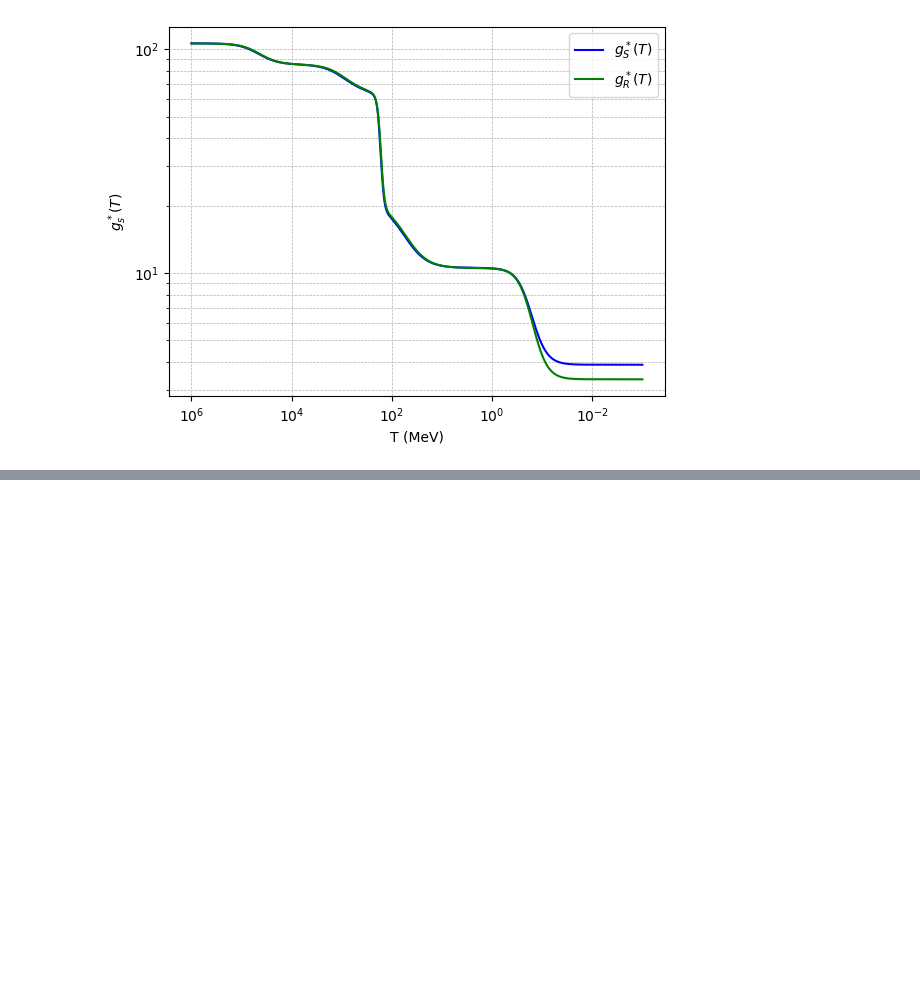
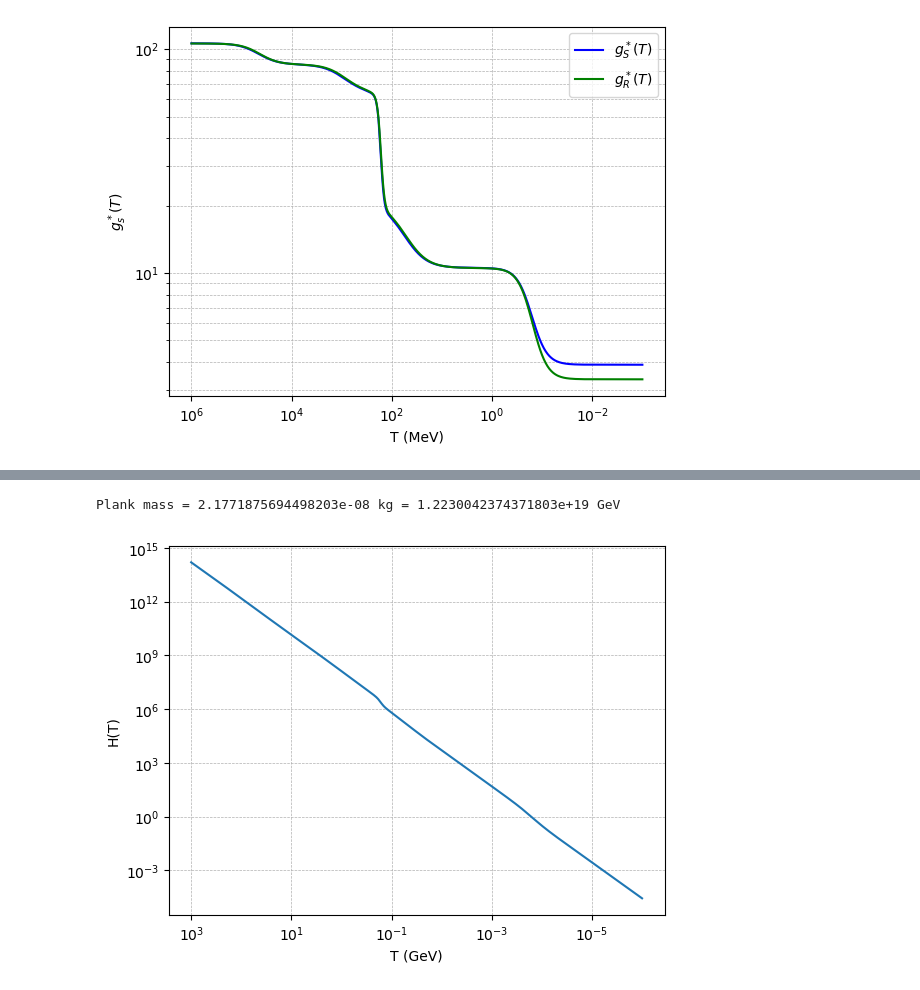
Before and after one commit to manns01/axionCosmo, a Jupyter notebook: axion_cosmo.ipynb, the cells around one changed output, grey strips where cells are left out. Drawn from its saved outputs; the diff is of its cells as text; code cells hidden in the pictures; blank space fills up the shorter version.

```diff
--- a/axion_cosmo.ipynb
+++ b/axion_cosmo.ipynb
@@ -356,0 +416,38 @@ plt.show()
+# %%
+h = 6.62607015e-34 ## Js
+hbar = h/(2*np.pi)
+c = 3.e8 ## m/s
+G = 6.67430e-11 ## N m^2/kg^2
+eVtoJ = 1.602176634e-19 ## J
+M_pl = np.sqrt(hbar*c/G) ## np.sqrt(hbar*c/(8*np.pi*G))
+print(rf'Plank mass = {M_pl} kg = {M_pl*c**2/(eVtoJ*1.e9)} GeV')
+
+aR_0 = 1.21
+aR_1 = [0.572, 0.330, 0.579, 0.138, 0.108]
+aR_2 = [-8.77, -2.95, -1.80, -0.162, 3.76]
+aR_3 = [0.682, 1.01, 0.165, 0.934, 0.869]
+
+def gR(T):
+    sum = 0
+    for i in range(5):
+        term = aR_1[i] * (1 + np.tanh((np.log(T) - aR_2[i]) / aR_3[i])) ## log(T) where T is in GeV
+        sum += term
+    return np.exp(aR_0 + sum)
+
+def Hubble_param(T):
+    H = np.sqrt(((np.pi)**2)*gR(T)/90) * (T**2/M_pl)
+    return H
+
+T_list = np.logspace(-6, 3, 500) ## in GeV
+H_list = [Hubble_param(T_) for T_ in T_list]
+plt.plot(T_list, H_list, '-')
+plt.xlabel('T (GeV)')
+plt.ylabel('H(T)')
+plt.xscale('log')
+plt.yscale('log')
+plt.grid(True, which='both', linestyle='--', linewidth=0.5)
+plt.gca().invert_xaxis()
+plt.show()
+# %% [output]
+Plank mass = 2.1771875694498203e-08 kg = 1.2230042374371803e+19 GeV
+[figure, added]
```
Also changed, not shown: parts of 5 cells of this notebook.
